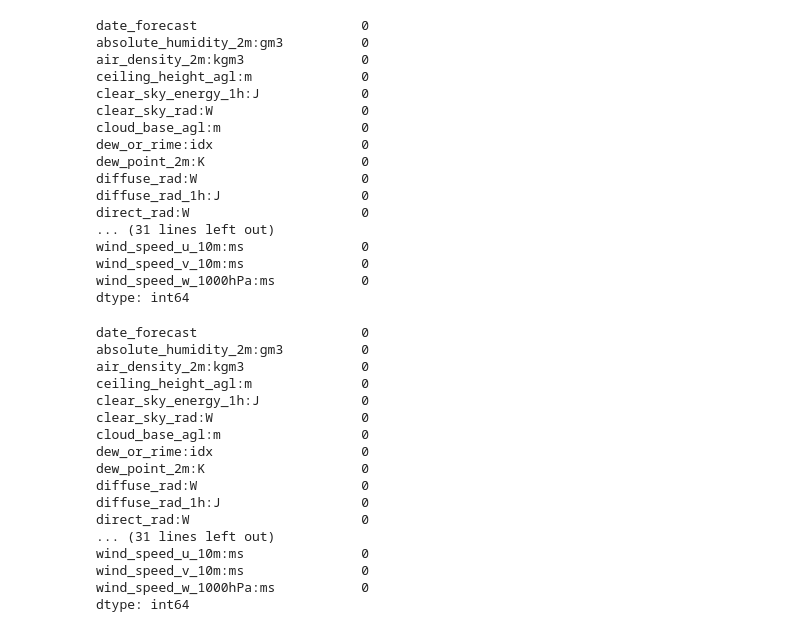
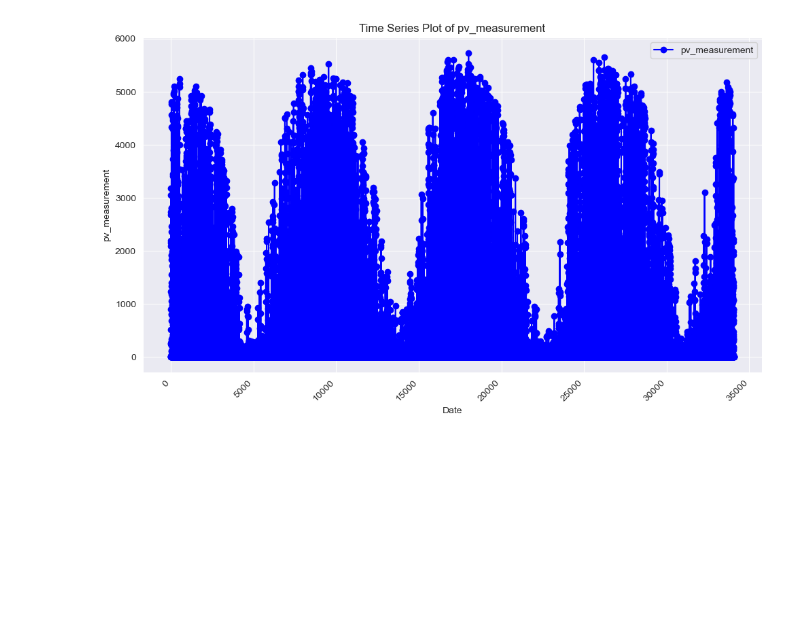
Before and after one commit to Markuski2023/MLGroupProject, a Jupyter notebook: src/EDA.ipynb, the cells around one changed output. Saved outputs shown, nothing was run; the diff lists cells and outputs as text; code cells hidden in the pictures; blank space fills up the shorter version.

```diff
--- a/src/EDA.ipynb
+++ b/src/EDA.ipynb
@@ -14,0 +41,3 @@ X_train_observed = pd.read_csv('X_train_observed.csv')
+# %%
+df = pd.concat([X_train_observed, X_train_estimated])
+df.describe()
@@ -14,0 +80,3 @@ X_train_observed = pd.read_csv('X_train_observed.csv')
+# %%
+df = pd.merge(df, train_targets, left_on='date_forecast', right_on='time', how='inner')
+df.describe()
@@ -15,3 +96,26 @@ X_train_observed = pd.read_csv('X_train_observed.csv')
+# %%
+# Extract the column you want to plot
+column_to_plot = 'pv_measurement'
+
+# Plot the selected column
+plt.figure(figsize=(10, 6))  # Adjust the figure size as needed
+
+# Plot the column data against the datetime index
+plt.plot(df.index, df[column_to_plot], marker='o', linestyle='-', color='b', label=column_to_plot)
+
+# Add labels and a title
+plt.xlabel('Date')
+plt.ylabel(column_to_plot)
+plt.title(f'Time Series Plot of {column_to_plot}')
+plt.legend()
+
+# Show the plot
+plt.grid(True)
+plt.tight_layout()
+plt.xticks(rotation=45)  # Rotate x-axis labels for better readability
+plt.show()
+# %% [output]
+[figure, added]
 # %%
 # Define a function to filter rows where date_forecast is not a whole hour
 def filter_whole_hour_rows(df, date_forecast_col='date_forecast'):
@@ -27,43 +131,7 @@ X_train_estimated = filter_whole_hour_rows(X_train_estimated)
 X_train_observed = filter_whole_hour_rows(X_train_observed)
 # %%
 X_train_observed.isnull().sum()
-# %% [output]
-date_forecast                     0
-absolute_humidity_2m:gm3          0
-air_density_2m:kgm3               0
-ceiling_height_agl:m              0
-clear_sky_energy_1h:J             0
-clear_sky_rad:W                   0
-cloud_base_agl:m                  0
-dew_or_rime:idx                   0
-dew_point_2m:K                    0
-diffuse_rad:W                     0
-diffuse_rad_1h:J                  0
-direct_rad:W                      0
-... (31 lines left out)
-wind_speed_u_10m:ms               0
-wind_speed_v_10m:ms               0
-wind_speed_w_1000hPa:ms           0
-dtype: int64
 # %%
 X_train_estimated.isnull().sum()
-# %% [output]
-date_forecast                     0
-absolute_humidity_2m:gm3          0
-air_density_2m:kgm3               0
-ceiling_height_agl:m              0
-clear_sky_energy_1h:J             0
-clear_sky_rad:W                   0
-cloud_base_agl:m                  0
-dew_or_rime:idx                   0
-dew_point_2m:K                    0
-diffuse_rad:W                     0
-diffuse_rad_1h:J                  0
-direct_rad:W                      0
-... (31 lines left out)
-wind_speed_u_10m:ms               0
-wind_speed_v_10m:ms               0
-wind_speed_w_1000hPa:ms           0
-dtype: int64
 # %%
 X_test_estimated.isnull().sum()
```
Also changed, not shown: parts of 23 cells of this notebook, 5 other files.
